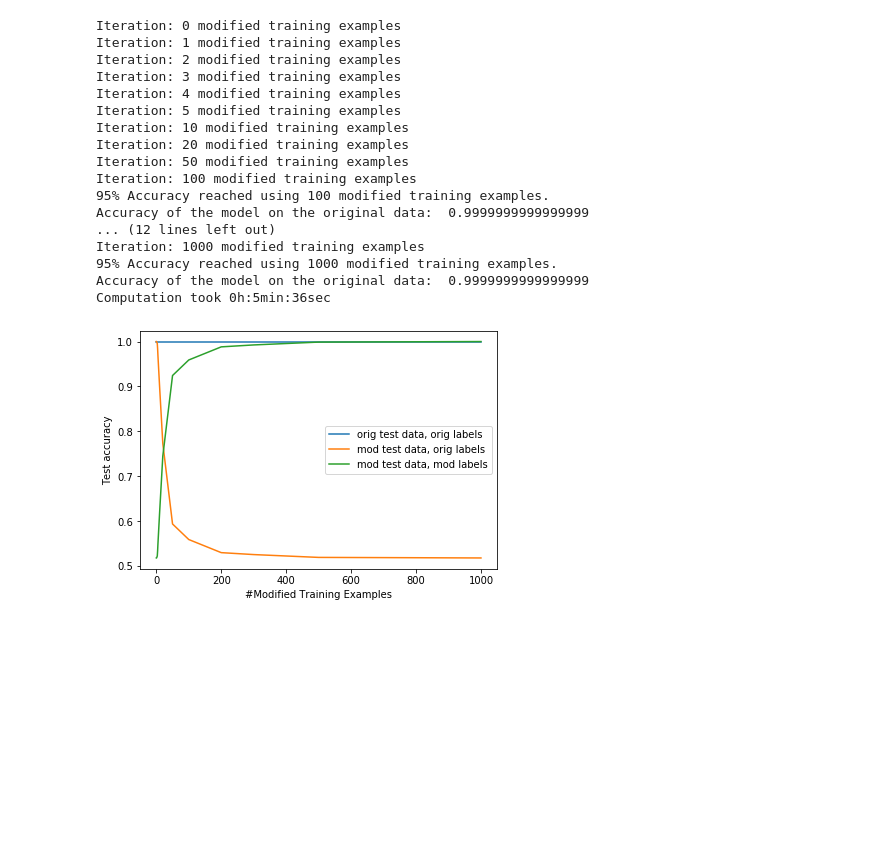
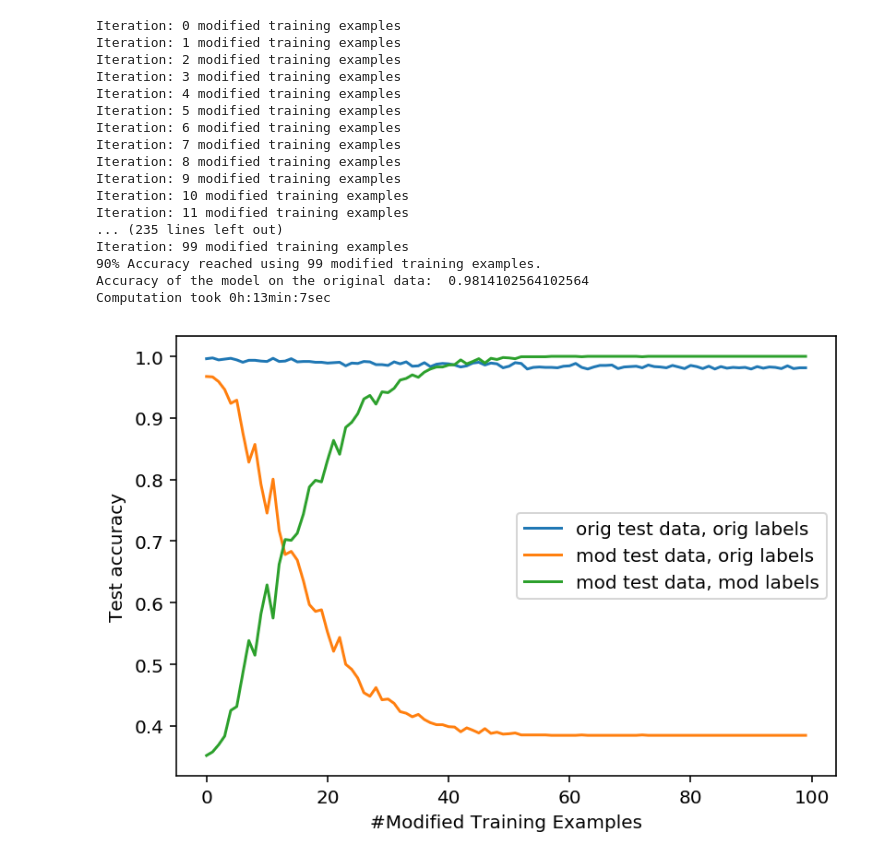
Before and after one commit to christoph-boesch/backdoor-attacks, a Jupyter notebook: backdoor_experiments.ipynb, the cells around one changed output. Drawn from its saved outputs; the diff is of its cells as text; code cells hidden in the pictures; blank space fills up the shorter version.

```diff
--- a/backdoor_experiments.ipynb
+++ b/backdoor_experiments.ipynb
@@ -34,7 +37,7 @@ NON_FIXED_PATTERNS = ['permutation', 'mutual_information']
 # %%
 def inject_examples(data, labels, n_examples=100, pattern='fixed', pattern_size=10, features=None, selection=None):
   data_size = data.shape[0]
-  if n_examples > data_size:
+  if (n_examples is None) or (n_examples > data_size):
     n_examples = data_size
   # by default, randomly select data points to modify
   if selection is None:
@@ -158,7 +156,9 @@ def rollout_evaluation(data, labels, model, n_rollouts=10, pattern='fixed', patt
 
   return avg_acc_orig_data_orig_labels, avg_acc_bd_data_orig_labels, avg_acc_bd_data_bd_labels
 # %%
-def evaluate_pattern_size(X, y, model, n_rollouts, pattern, max_pattern_size, n_examples_train, n_examples_test, title=None):
+# use this function to run an experiment in which the size of the trigger pattern is varied
+# pattern can be 'fixed', 'permutation' or 'mutual_information'
+def evaluate_pattern_size(X, y, model, n_rollouts, pattern, max_pattern_size, n_examples_train, n_examples_test=None, title=None):
   pattern_sizes = np.arange(0, max_pattern_size+1)
   acc_1 = np.zeros(max_pattern_size+1)
   acc_2 = np.zeros(max_pattern_size+1)
@@ -170,14 +170,15 @@ def evaluate_pattern_size(X, y, model, n_rollouts, pattern, max_pattern_size, n_
     acc_1[pattern_size] = acc_orig_data_orig_label
     acc_2[pattern_size] = acc_bd_data_orig_label
     acc_3[pattern_size] = acc_bd_data_bd_label
+    # this output was only used for generating the values in the summarizing tables
     if data_set_name == 'mushroom' and acc_bd_data_bd_label >= 0.95:
       print("95% Accuracy reached at pattern size {}.".format(pattern_size))
       print("Accuracy of the model on the original data: ", acc_orig_data_orig_label)
-      break
+      # break
     if data_set_name == 'diabetes' and acc_bd_data_bd_label >= 0.9:
       print("90% Accuracy reached at pattern size {}".format(pattern_size))
       print("Accuracy of the model on the original data: ", acc_orig_data_orig_label)
-      break
+      # break
 
 
   plt.figure(figsize=(6.4, 4.38))
@@ -192,7 +193,7 @@ def evaluate_pattern_size(X, y, model, n_rollouts, pattern, max_pattern_size, n_
 
 # use this function to run an experiment in which the number of modified training examples is varied
 # pattern can be 'fixed', 'permutation' or 'mutual_information'
-def evaluate_n_examples(X, y, model, n_rollouts, pattern, pattern_size, n_examples_test, n_examples_train=None, title=None):
+def evaluate_n_examples(X, y, model, n_rollouts, pattern, pattern_size, n_examples_test=None, n_examples_train=None, title=None):
   n_examples_mushroom = np.array([0, 1, 2, 3, 4, 5, 10, 20, 50, 100, 200, 300, 500, 750, 1000])
   n_examples_diabetes = np.arange(0,100)
 
@@ -408,46 +427,44 @@ def get_mi_importances(X,y):
   return mi.argsort().tolist()
 # %%
 # load one of the data sets
-X, y = load_mushroom_data()
-# X, y = load_diabetes_data()
+# X, y = load_mushroom_data()
+X, y = load_diabetes_data()
+# %%
+# select a model type
+model = RandomForestClassifier()
+# model = RandomForestClassifier(n_estimators=10, max_depth=5)
+# model = svm.SVC()
+# model = svm.SVC(C=0.5)
+# model = RidgeClassifier()
+# model = RidgeClassifier(alpha=0.5)
 # %%
 # used to time the execution of the experiments
 start_time = time.time()
 
-# select a model type
-# model = RandomForestClassifier()
-model = RandomForestClassifier(n_estimators=10, max_depth=5)
-# model = svm.SVC()
-# model = RidgeClassifier()
-
 # use this function to run an experiment in which the number of modified training examples is varied
-# for example: mushroom data set with a random forest model, trigger pattern based on the mutual information of the features and size 3
-evaluate_n_examples(X=X, y=y, model=model, n_rollouts=30, pattern='mutual_information', pattern_size=3, n_examples_test=1600)
-
-# use this function to run an experiment in which the size of the trigger pattern is varied
-# evaluate_pattern_size(X=X, y=y, model=model, n_rollouts=30, pattern='mutual_information', max_pattern_size=10, n_examples_train=10, n_examples_test=1600)
+# for example: diabetes data set with a random forest model, trigger pattern based on the mutual information of the features and size 3
+evaluate_n_examples(X=X, y=y, model=model, n_rollouts=30, pattern='mutual_information', pattern_size=3)
 
 end_time = time.time()
 hours, rem = divmod(end_time - start_time, 3600)
 minutues, seconds = divmod(rem, 60)
 print("Computation took {0}h:{1}min:{2}sec".format(int(hours), int(minutues), int(seconds)))
-plt.show()
 # %% [output]
 Iteration: 0 modified training examples
 Iteration: 1 modified training examples
 Iteration: 2 modified training examples
 Iteration: 3 modified training examples
 Iteration: 4 modified training examples
 Iteration: 5 modified training examples
+Iteration: 6 modified training examples
+Iteration: 7 modified training examples
+Iteration: 8 modified training examples
+Iteration: 9 modified training examples
 Iteration: 10 modified training examples
-Iteration: 20 modified training examples
-Iteration: 50 modified training examples
-Iteration: 100 modified training examples
-95% Accuracy reached using 100 modified training examples.
-Accuracy of the model on the original data:  0.9999999999999999
-... (12 lines left out)
-Iteration: 1000 modified training examples
-95% Accuracy reached using 1000 modified training examples.
-Accuracy of the model on the original data:  0.9999999999999999
-Computation took 0h:5min:36sec
+Iteration: 11 modified training examples
+... (235 lines left out)
+Iteration: 99 modified training examples
+90% Accuracy reached using 99 modified training examples.
+Accuracy of the model on the original data:  0.9814102564102564
+Computation took 0h:13min:7sec
-[figure, old version]
+[figure, new version]
```
Also changed, not shown: parts of 7 cells of this notebook.
